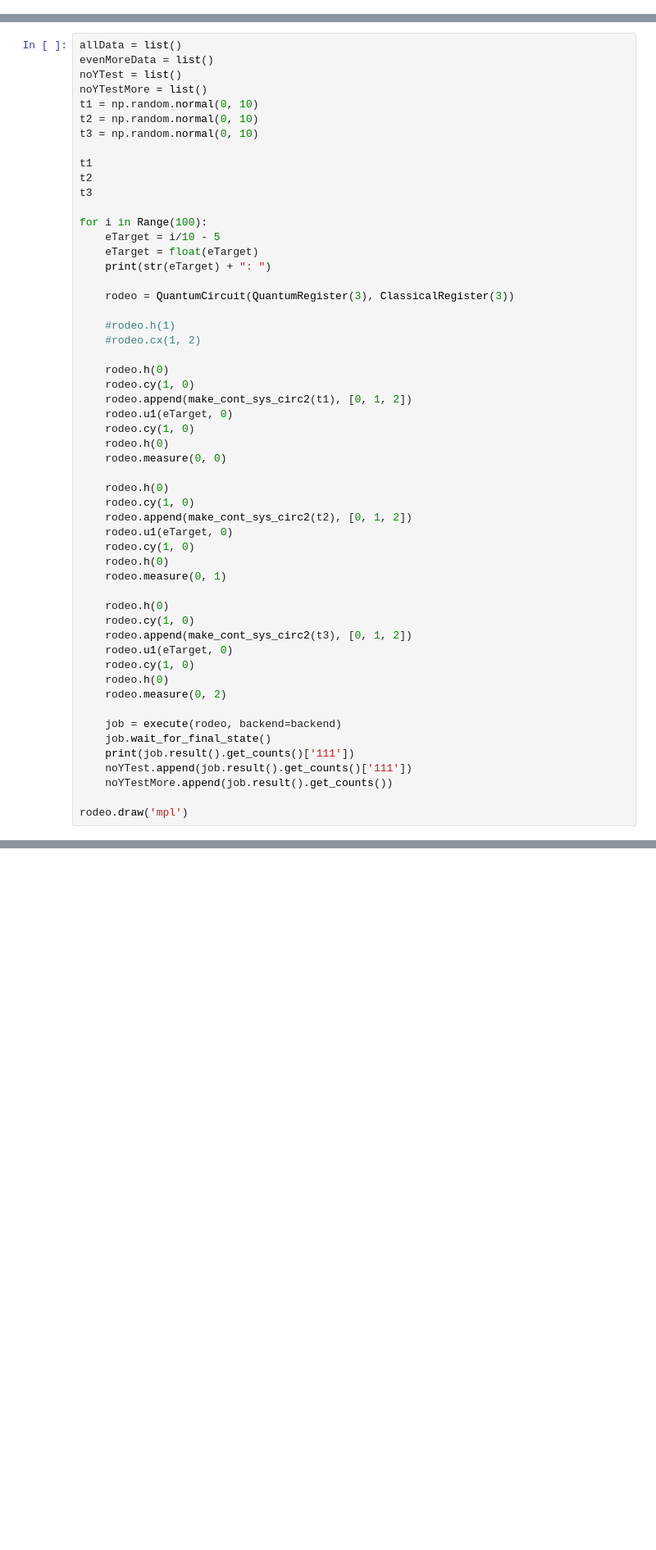
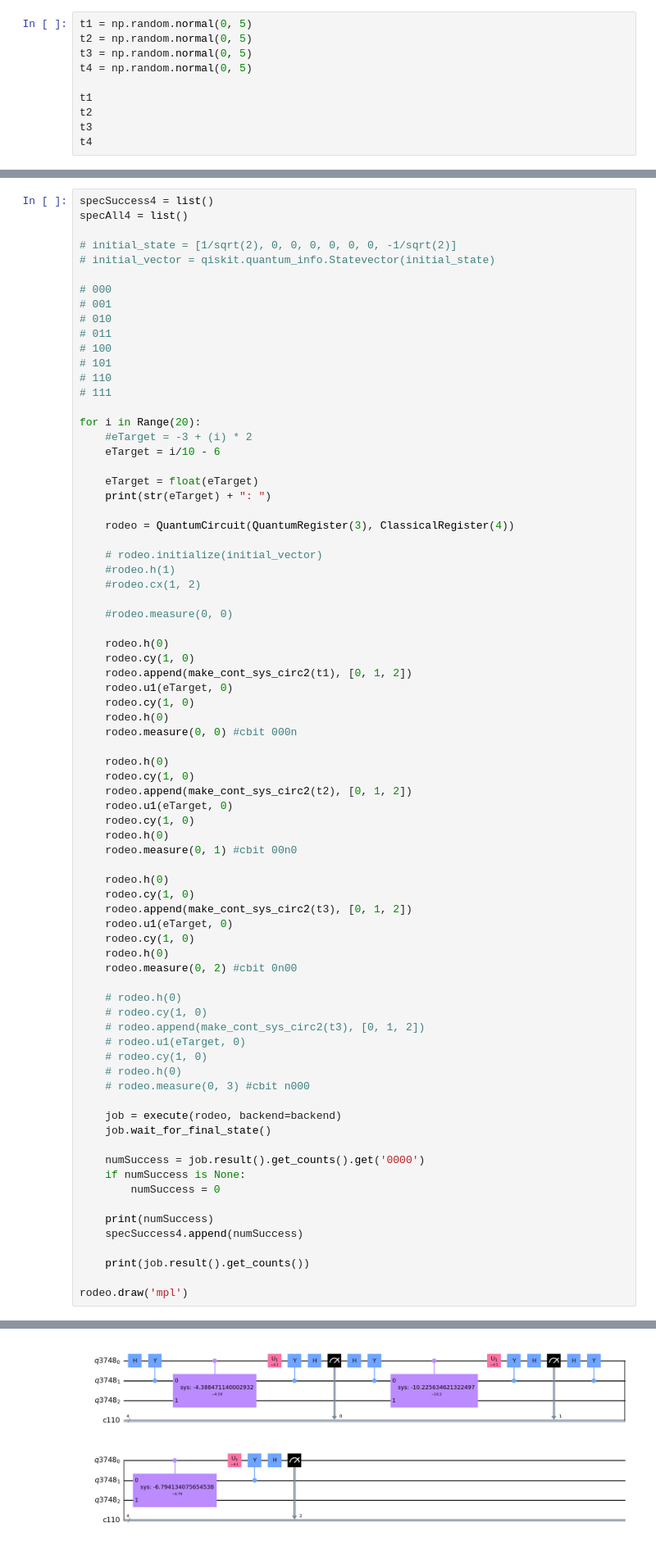
Before and after one commit to constantlyPlanck/2QubitRodeo, a Jupyter notebook: 2Qubit.ipynb, the cells around one changed output, grey strips where cells are left out. Shown at 82% size. Drawn from its saved outputs; the diff is of its cells as text; blank space fills up the shorter version.

Commit message:
end of 9/12 work
3 qubit is sort of working - peaks are about 1/sqrt2 ^3 * 1024 high, but the peaks don't seem to be at the right places: -6 to -5.7 ish in addition to -3 for 3 cycles.

```diff
--- a/2Qubit.ipynb
+++ b/2Qubit.ipynb
@@ -113,3 +126,13 @@ rodeo.measure(0, 1)
 rodeo.draw('mpl')
 # %% [output]
 [figure]
+# %%
+t1 = np.random.normal(0, 5)
+t2 = np.random.normal(0, 5)
+t3 = np.random.normal(0, 5)
+t4 = np.random.normal(0, 5)
+
+t1
+t2
+t3
+t4
@@ -116,25 +162,33 @@ rodeo.draw('mpl')
 # %%
-allData = list()
-evenMoreData = list()
-noYTest = list()
-noYTestMore = list()
-t1 = np.random.normal(0, 10)
-t2 = np.random.normal(0, 10)
-t3 = np.random.normal(0, 10)
+specSuccess4 = list()
+specAll4 = list()
 
-t1
-t2
-t3
+# initial_state = [1/sqrt(2), 0, 0, 0, 0, 0, 0, -1/sqrt(2)]
+# initial_vector = qiskit.quantum_info.Statevector(initial_state)
 
-for i in Range(100):
-    eTarget = i/10 - 5
+# 000
+# 001
+# 010
+# 011
+# 100
+# 101
+# 110
+# 111
+
+for i in Range(20):
+    #eTarget = -3 + (i) * 2
+    eTarget = i/10 - 6
+
     eTarget = float(eTarget)
     print(str(eTarget) + ": ")
 
-    rodeo = QuantumCircuit(QuantumRegister(3), ClassicalRegister(3))
+    rodeo = QuantumCircuit(QuantumRegister(3), ClassicalRegister(4))
 
+    # rodeo.initialize(initial_vector)
     #rodeo.h(1)
     #rodeo.cx(1, 2)
+
+    #rodeo.measure(0, 0)
 
     rodeo.h(0)
     rodeo.cy(1, 0)
@@ -142,7 +196,7 @@ for i in Range(100):
     rodeo.u1(eTarget, 0)
     rodeo.cy(1, 0)
     rodeo.h(0)
-    rodeo.measure(0, 0)
+    rodeo.measure(0, 0) #cbit 000n
 
     rodeo.h(0)
     rodeo.cy(1, 0)
@@ -150,7 +204,7 @@ for i in Range(100):
     rodeo.u1(eTarget, 0)
     rodeo.cy(1, 0)
     rodeo.h(0)
-    rodeo.measure(0, 1)
+    rodeo.measure(0, 1) #cbit 00n0
 
     rodeo.h(0)
     rodeo.cy(1, 0)
@@ -158,13 +212,27 @@ for i in Range(100):
     rodeo.u1(eTarget, 0)
     rodeo.cy(1, 0)
     rodeo.h(0)
-    rodeo.measure(0, 2)
+    rodeo.measure(0, 2) #cbit 0n00
+
+    # rodeo.h(0)
+    # rodeo.cy(1, 0)
+    # rodeo.append(make_cont_sys_circ2(t3), [0, 1, 2])
+    # rodeo.u1(eTarget, 0)
+    # rodeo.cy(1, 0)
+    # rodeo.h(0)
+    # rodeo.measure(0, 3) #cbit n000
 
     job = execute(rodeo, backend=backend)
     job.wait_for_final_state()
-    print(job.result().get_counts()['111'])
-    noYTest.append(job.result().get_counts()['111'])
-    noYTestMore.append(job.result().get_counts())
+
+    numSuccess = job.result().get_counts().get('0000')
+    if numSuccess is None:
+        numSuccess = 0
+
+    print(numSuccess)
+    specSuccess4.append(numSuccess)
+
+    print(job.result().get_counts())
 
 rodeo.draw('mpl')
 # %% [output]
@@ -189 +256,2 @@ KeyError: '111'
+[figure, added]
 # %%
```
Also changed, not shown: parts of 10 cells of this notebook, 2 other files.
